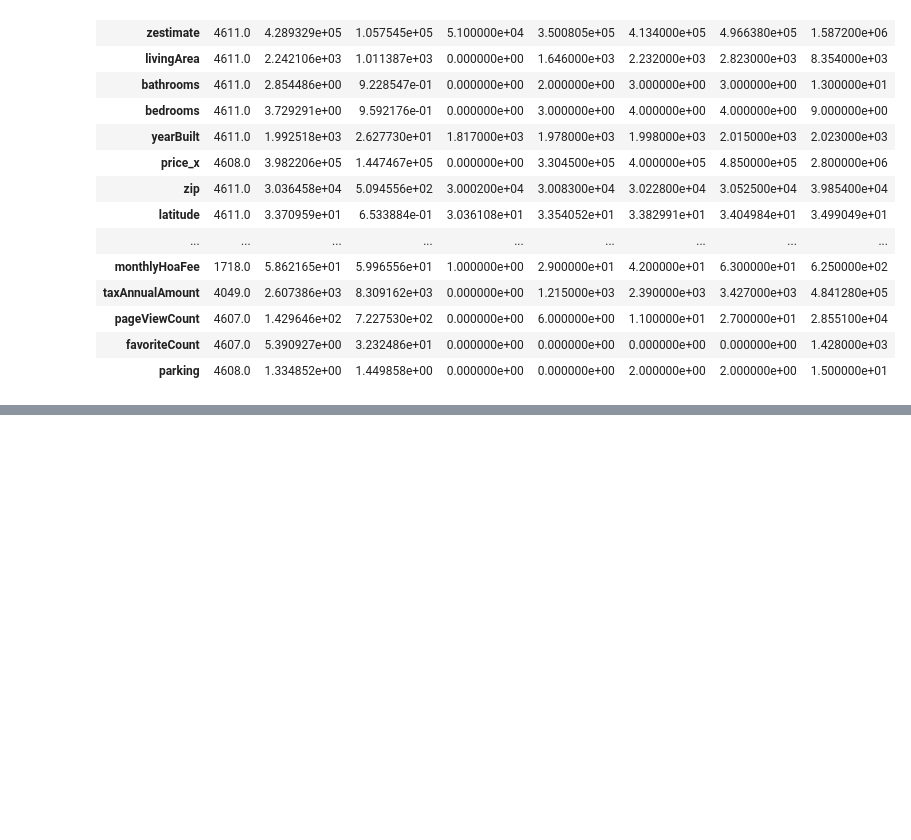
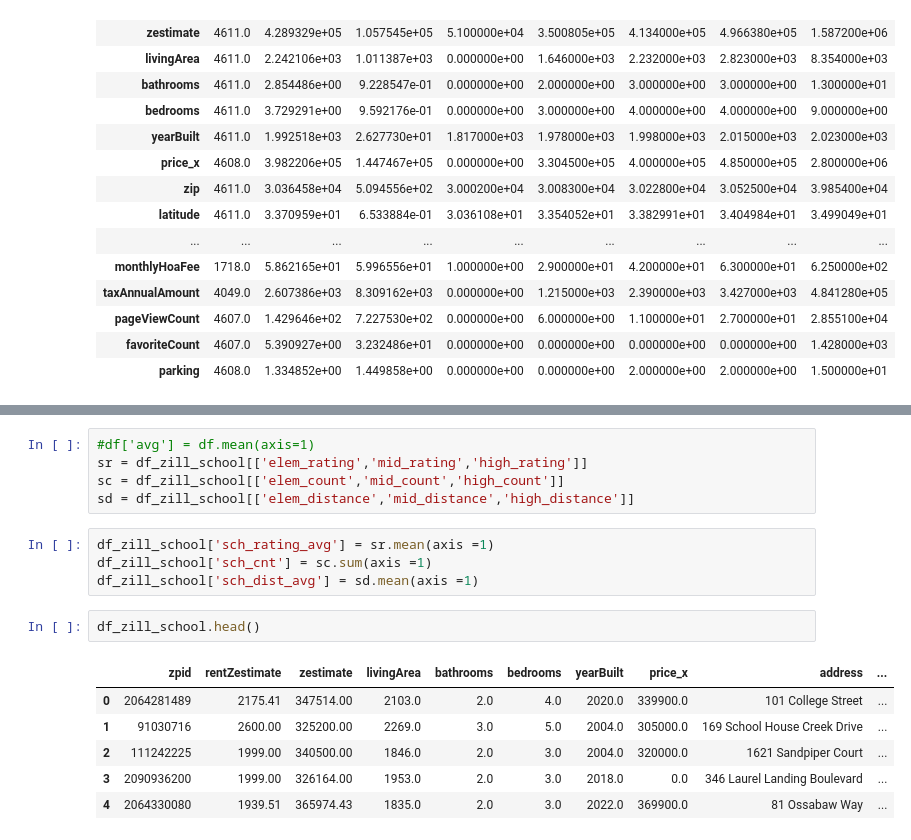
Before and after one commit to nsharma73/capstone_haystack, a Jupyter notebook: WebScrapeUsingRapidAPI.ipynb, the cells around one changed output, grey strips where cells are left out. Drawn from its saved outputs; the diff is of its cells as text; blank space fills up the shorter version.

```diff
--- a/WebScrapeUsingRapidAPI.ipynb
+++ b/WebScrapeUsingRapidAPI.ipynb
@@ -766,0 +825,18 @@ final_df_end.describe().T
+# %%
+#df['avg'] = df.mean(axis=1)
+sr = df_zill_school[['elem_rating','mid_rating','high_rating']]
+sc = df_zill_school[['elem_count','mid_count','high_count']]
+sd = df_zill_school[['elem_distance','mid_distance','high_distance']]
+# %%
+df_zill_school['sch_rating_avg'] = sr.mean(axis =1)
+df_zill_school['sch_cnt'] = sc.sum(axis =1)
+df_zill_school['sch_dist_avg'] = sd.mean(axis =1)
+# %%
+df_zill_school.head()
+# %% [output]
+|  | zpid | rentZestimate | zestimate | livingArea | bathrooms | bedrooms | yearBuilt | price_x | address | ... |
+| 0 | 2064281489 | 2175.41 | 347514.00 | 2103.0 | 2.0 | 4.0 | 2020.0 | 339900.0 | 101 College Street | ... |
+| 1 | 91030716 | 2600.00 | 325200.00 | 2269.0 | 3.0 | 5.0 | 2004.0 | 305000.0 | 169 School House Creek Drive | ... |
+| 2 | 111242225 | 1999.00 | 340500.00 | 1846.0 | 2.0 | 3.0 | 2004.0 | 320000.0 | 1621 Sandpiper Court | ... |
+| 3 | 2090936200 | 1999.00 | 326164.00 | 1953.0 | 2.0 | 3.0 | 2018.0 | 0.0 | 346 Laurel Landing Boulevard | ... |
+| 4 | 2064330080 | 1939.51 | 365974.43 | 1835.0 | 2.0 | 3.0 | 2022.0 | 369900.0 | 81 Ossabaw Way | ... |
```
Also changed, not shown: parts of 65 cells of this notebook, 2 other files.
